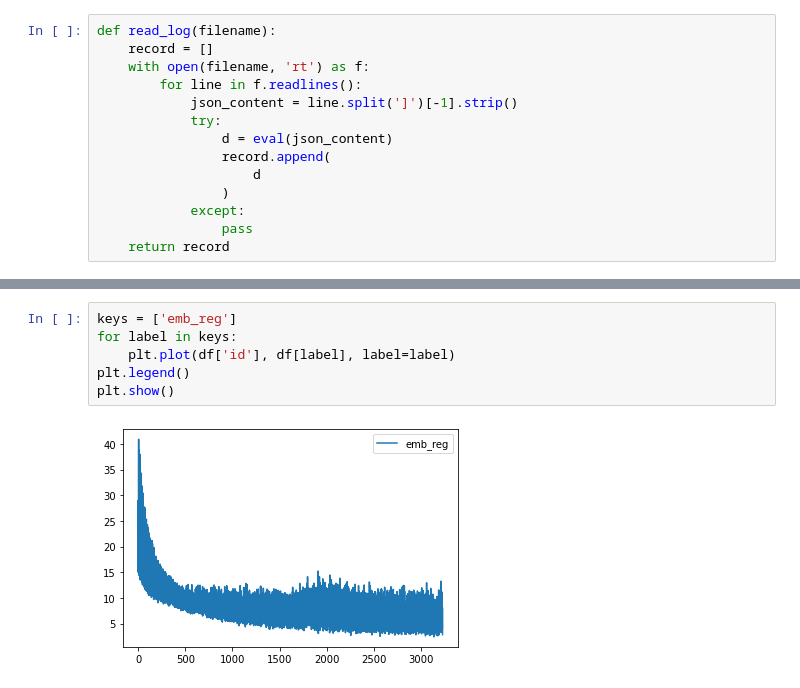
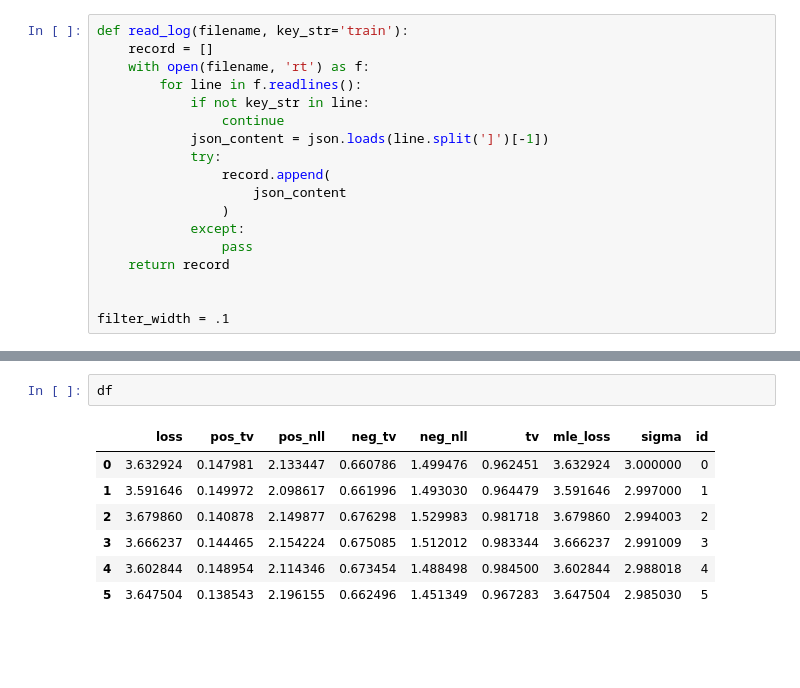
Before and after one commit to rabi-fei/Soft-Queries-on-Uncertain-KG, a Jupyter notebook: vis.ipynb, the cells around one changed output, grey strips where cells are left out. Cells and saved outputs as stored; diff of their text form; blank space fills up the shorter version.

```diff
--- a/vis.ipynb
+++ b/vis.ipynb
@@ -6,14 +9,18 @@ import matplotlib.pyplot as plt
 # %%
-def read_log(filename):
+def read_log(filename, key_str='train'):
     record = []
     with open(filename, 'rt') as f:
         for line in f.readlines():
-            json_content = line.split(']')[-1].strip()
+            if not key_str in line:
+                continue
+            json_content = json.loads(line.split(']')[-1])
             try:
-                d = eval(json_content)
                 record.append(
-                    d
+                    json_content
                 )
             except:
                 pass
     return record
+
+
+filter_width = .1
@@ -47,8 +38,10 @@ plt.show()
-# %%
-keys = ['emb_reg']
-for label in keys:
-    plt.plot(df['id'], df[label], label=label)
-plt.legend()
-plt.show()
-# %% [output]
-[figure, removed]
+# %%
+df
+# %% [output]
+|  | loss | pos_tv | pos_nll | neg_tv | neg_nll | tv | mle_loss | sigma | id |
+| 0 | 3.632924 | 0.147981 | 2.133447 | 0.660786 | 1.499476 | 0.962451 | 3.632924 | 3.000000 | 0 |
+| 1 | 3.591646 | 0.149972 | 2.098617 | 0.661996 | 1.493030 | 0.964479 | 3.591646 | 2.997000 | 1 |
+| 2 | 3.679860 | 0.140878 | 2.149877 | 0.676298 | 1.529983 | 0.981718 | 3.679860 | 2.994003 | 2 |
+| 3 | 3.666237 | 0.144465 | 2.154224 | 0.675085 | 1.512012 | 0.983344 | 3.666237 | 2.991009 | 3 |
+| 4 | 3.602844 | 0.148954 | 2.114346 | 0.673454 | 1.488498 | 0.984500 | 3.602844 | 2.988018 | 4 |
+| 5 | 3.647504 | 0.138543 | 2.196155 | 0.662496 | 1.451349 | 0.967283 | 3.647504 | 2.985030 | 5 |
```
Also changed, not shown: parts of 9 cells of this notebook, 4 other files.
